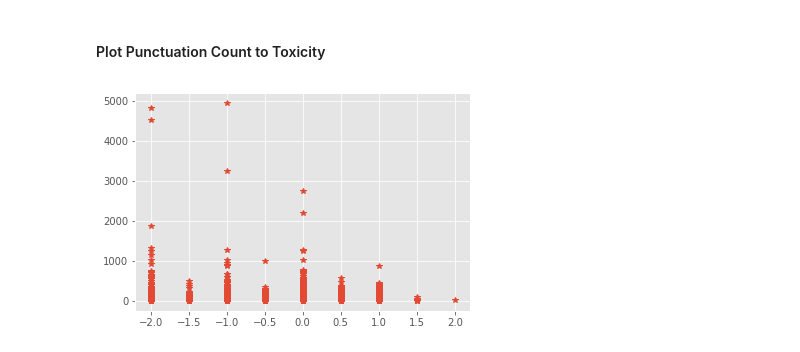
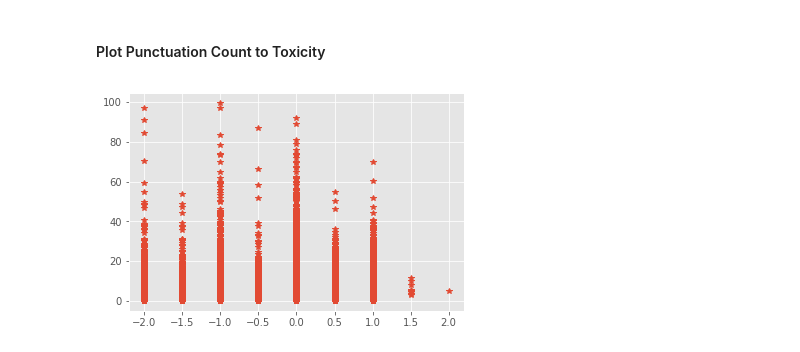
Before and after one commit to kimrharper/data_science_nltk, a Jupyter notebook: Language Analysis.ipynb, the cells around one changed output. Cells and saved outputs as stored; diff of their text form; code cells hidden in the pictures.

Commit message:
chenged punctuation count to punctuation percentage for better anlyis

```diff
--- a/Language Analysis.ipynb
+++ b/Language Analysis.ipynb
@@ -72,7 +72,13 @@ def punc_count(string_value):
     for c in string_value:
         if c in punctuation:
             count+= 1
-    return count
+    punc_perc = len(string_value)
+    if punc_perc != 0:
+        punc_perc = float(count / punc_perc) * 100
+    else:
+        punc_perc = 0
+
+    return punc_perc
 # %% [markdown]
 #### Add and manipulate data columns:
 # %%
@@ -82,7 +88,7 @@ commentdata["median_score"] = pd.Series(ratingdata.groupby("rev_id",as_index=Fal
 
 # Add columns for comment length and punctuation count
 commentdata["com_len"] = pd.Series(commentdata["comment"].str.len())
-commentdata["pun_len"] = pd.Series(commentdata["comment"].apply(punc_count))
+commentdata["pun_per"] = pd.Series(commentdata["comment"].apply(punc_count))
 
 # create catgorical variable toxicity: if median score < 0, toxicity=1, otherwise 0
 commentdata["toxicity"] = (commentdata["median_score"] < 0).astype(int)
@@ -109,7 +115,7 @@ plt.show()
 # %% [markdown]
 #### Plot Punctuation Count to Toxicity
 # %%
-plt.plot(pd.Series(commentdata["median_score"]),pd.Series(commentdata["pun_len"]),'*')
+plt.plot(pd.Series(commentdata["median_score"]),pd.Series(commentdata["pun_per"]),'*')
 plt.show()
 # %% [output]
-[figure, old version]
+[figure, new version]
```
Also changed, not shown: parts of 1 cell of this notebook.
